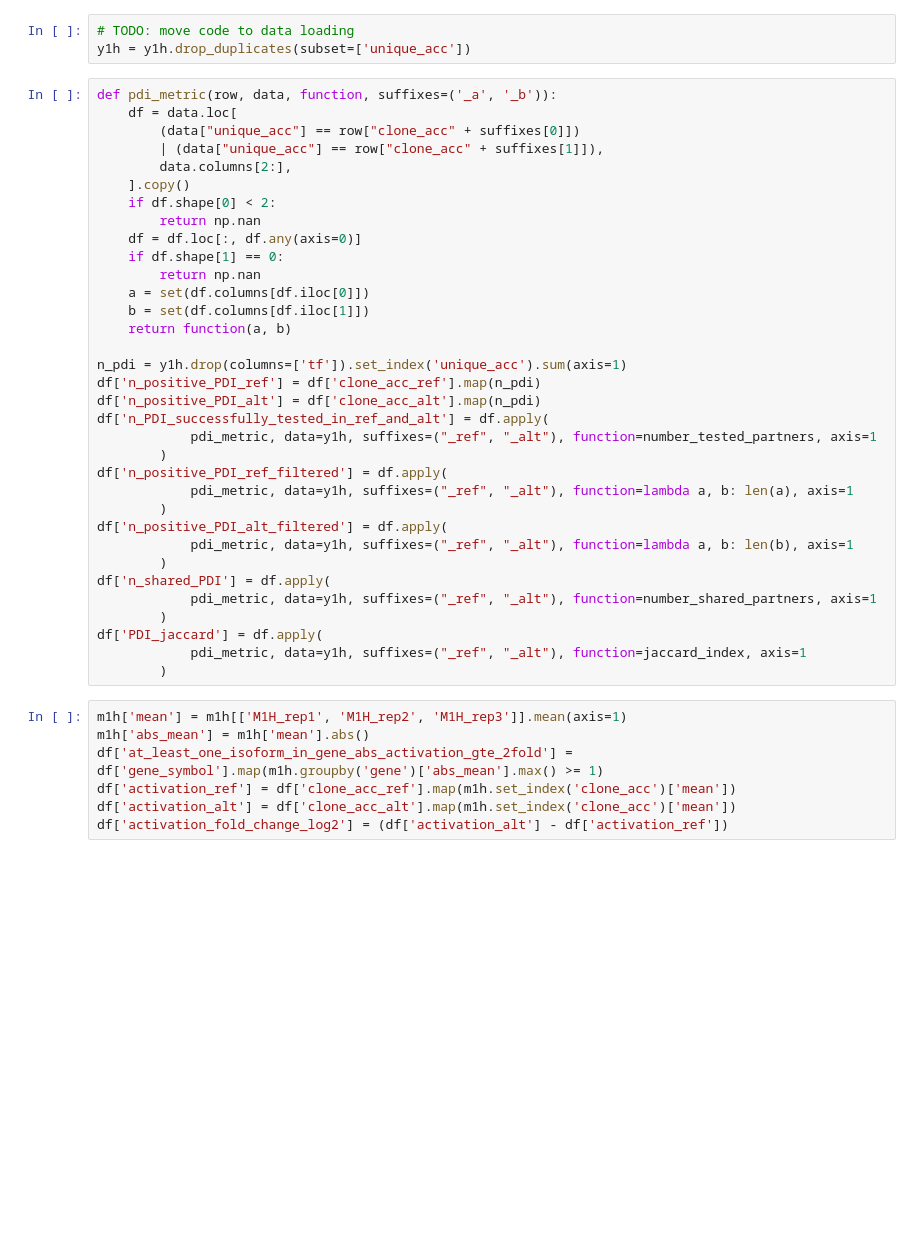
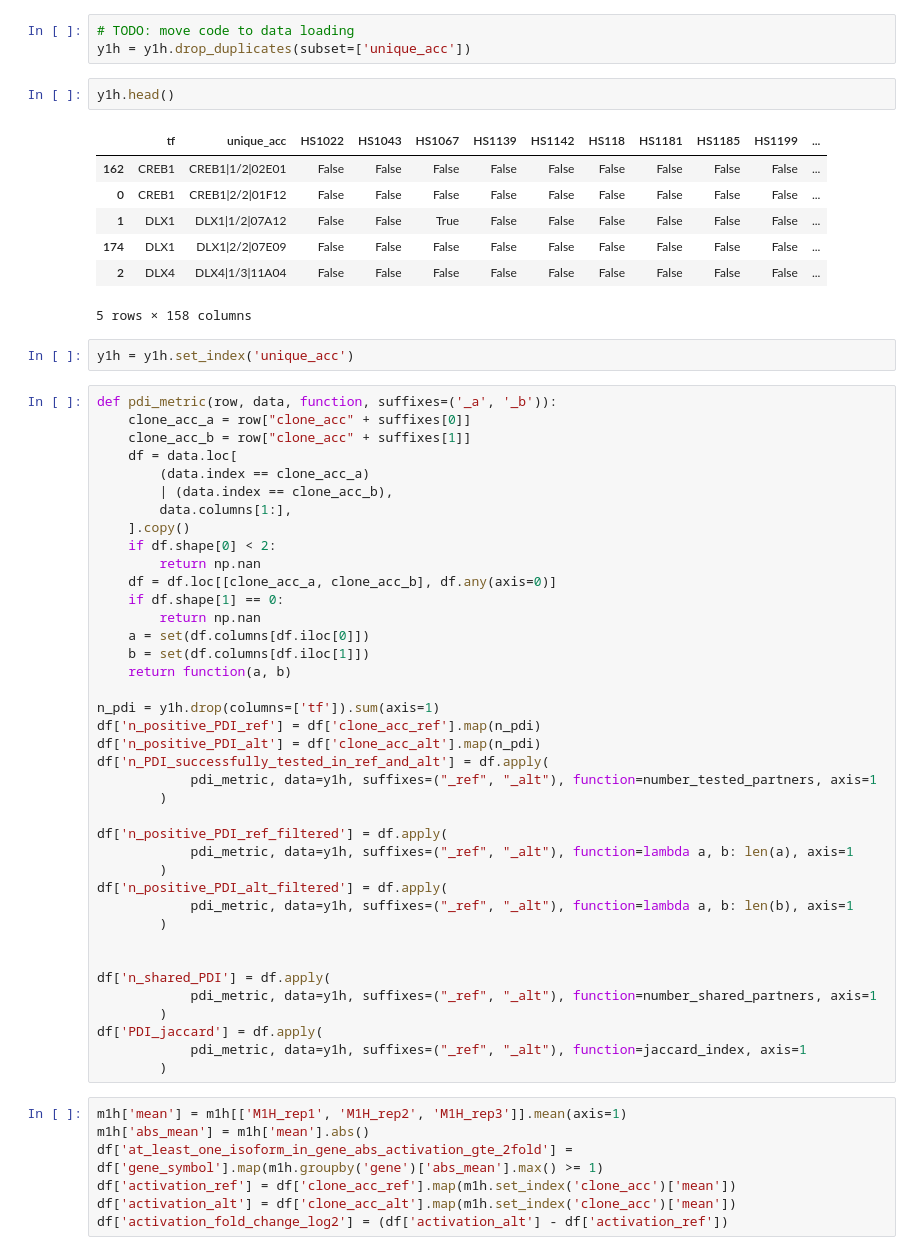
Before and after one commit to CCSB-DFCI/TF_isoforms_paper, a Jupyter notebook: src/mechnism.ipynb, the cells around one changed output. Cells and saved outputs as stored; diff of their text form; blank space fills up the shorter version.

Commit message:
Bug fix. Order of Y1H data

```diff
--- a/src/mechnism.ipynb
+++ b/src/mechnism.ipynb
@@ -275,34 +275,51 @@ df['tf_signalling_ppi'] = df.apply(ppi_pertubation,
 # %%
 # TODO: move code to data loading
 y1h = y1h.drop_duplicates(subset=['unique_acc'])
+# %%
+y1h.head()
+# %% [output]
+|  | tf | unique_acc | HS1022 | HS1043 | HS1067 | HS1139 | HS1142 | HS118 | HS1181 | HS1185 | HS1199 | ... |
+| 162 | CREB1 | CREB1|1/2|02E01 | False | False | False | False | False | False | False | False | False | ... |
+| 0 | CREB1 | CREB1|2/2|01F12 | False | False | False | False | False | False | False | False | False | ... |
+| 1 | DLX1 | DLX1|1/2|07A12 | False | False | True | False | False | False | False | False | False | ... |
+| 174 | DLX1 | DLX1|2/2|07E09 | False | False | False | False | False | False | False | False | False | ... |
+| 2 | DLX4 | DLX4|1/3|11A04 | False | False | False | False | False | False | False | False | False | ... |
+5 rows × 158 columns
+# %%
+y1h = y1h.set_index('unique_acc')
 # %%
 def pdi_metric(row, data, function, suffixes=('_a', '_b')):
+    clone_acc_a = row["clone_acc" + suffixes[0]]
+    clone_acc_b = row["clone_acc" + suffixes[1]]
     df = data.loc[
-        (data["unique_acc"] == row["clone_acc" + suffixes[0]])
-        | (data["unique_acc"] == row["clone_acc" + suffixes[1]]),
-        data.columns[2:],
+        (data.index == clone_acc_a)
+        | (data.index == clone_acc_b),
+        data.columns[1:],
     ].copy()
     if df.shape[0] < 2:
         return np.nan
-    df = df.loc[:, df.any(axis=0)]
+    df = df.loc[[clone_acc_a, clone_acc_b], df.any(axis=0)]
     if df.shape[1] == 0:
         return np.nan
     a = set(df.columns[df.iloc[0]])
     b = set(df.columns[df.iloc[1]])
     return function(a, b)
 
-n_pdi = y1h.drop(columns=['tf']).set_index('unique_acc').sum(axis=1)
+n_pdi = y1h.drop(columns=['tf']).sum(axis=1)
 df['n_positive_PDI_ref'] = df['clone_acc_ref'].map(n_pdi)
 df['n_positive_PDI_alt'] = df['clone_acc_alt'].map(n_pdi)
 df['n_PDI_successfully_tested_in_ref_and_alt'] = df.apply(
             pdi_metric, data=y1h, suffixes=("_ref", "_alt"), function=number_tested_partners, axis=1
         )
+
 df['n_positive_PDI_ref_filtered'] = df.apply(
             pdi_metric, data=y1h, suffixes=("_ref", "_alt"), function=lambda a, b: len(a), axis=1
         )
 df['n_positive_PDI_alt_filtered'] = df.apply(
             pdi_metric, data=y1h, suffixes=("_ref", "_alt"), function=lambda a, b: len(b), axis=1
         )
+
+
 df['n_shared_PDI'] = df.apply(
             pdi_metric, data=y1h, suffixes=("_ref", "_alt"), function=number_shared_partners, axis=1
         )
```
